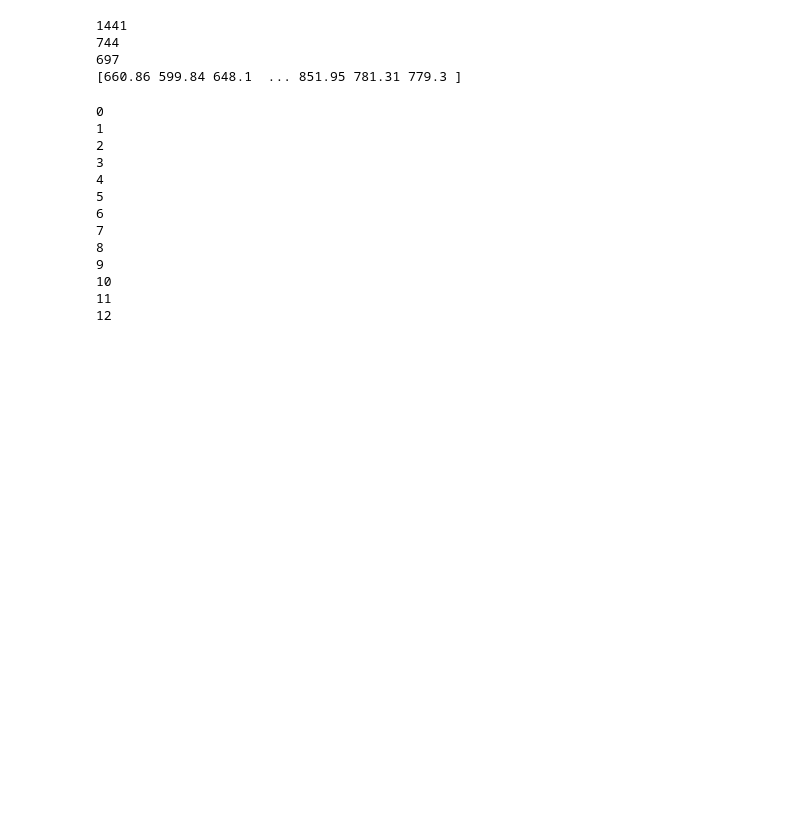
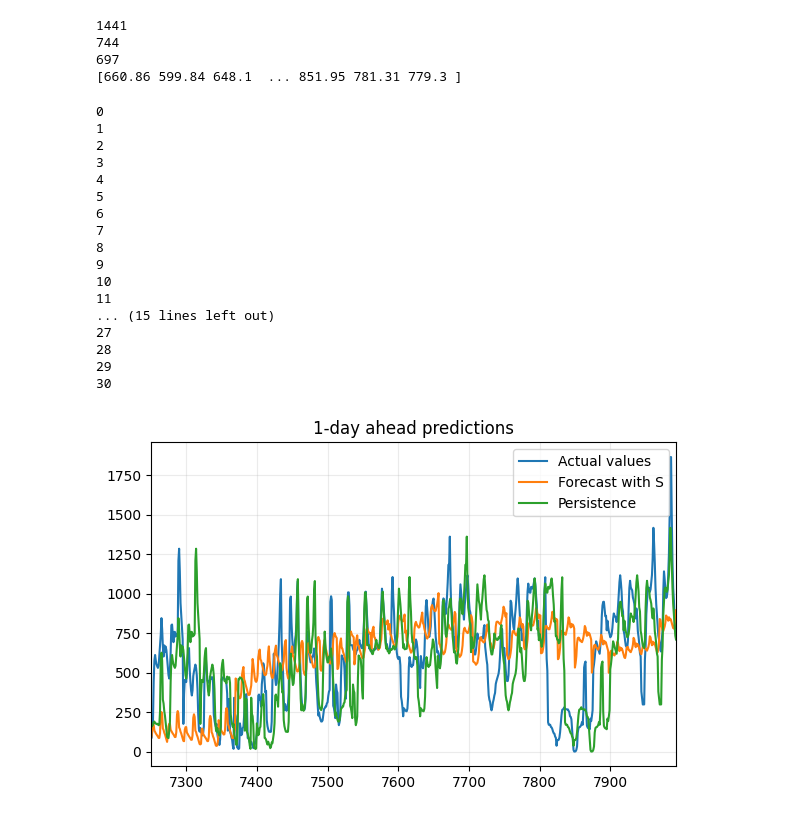
Before and after one commit to s175644/Energy-Analytics---assignment-2, a Jupyter notebook: 1.1.ipynb, the cells around one changed output. Drawn from its saved outputs; the diff is of its cells as text; code cells hidden in the pictures; blank space fills up the shorter version.

```diff
--- a/1.1.ipynb
+++ b/1.1.ipynb
@@ -139,8 +139,8 @@ print(data)
 Forecasts_S = []
 Forecasts_noS = []
 Persistence = []
-
-for i in range(len(test)):
+N = int(len(test)/24)
+for i in range(N):
 
     # Generate forecast for the next time step
     frc_S   = m_S.predict(n_periods=24)
@@ -150,28 +150,12 @@ for i in range(len(test)):
     Forecasts_S.extend(frc_S)
     Forecasts_noS.extend(frc_noS)
 
-    Persistence.extend(data[len(train)+i*24-24:len(train)+i*24-24])
+    Persistence.extend(data[len(train)+i*24-24:len(train)+i*24])
 
     # Update the model with new observations
     m_S.update(test[i])
     m_noS.update(test[i])
     print(i)
-
-
-
-
-plt.figure(figsize=(6, 4), dpi=100)
-plt.plot(np.arange(1,n_train+1), train)
-plt.plot(np.arange(n_train+1,n_data+1), test)
-plt.plot(np.arange(n_train+1,n_train+1+len(Forecasts_S)), Forecasts_S)
-plt.plot(np.arange(n_train+1,n_train+1+len(Forecasts_noS)), Forecasts_noS)
-plt.plot(np.arange(n_train+1,n_data+1), Persistence,color = 'red')
-plt.title("1-day ahead predictions")
-plt.legend(["Training set", "Actual values", "Forecast with S", "Forecast without S"])
-plt.xlim(100, n_data)
-plt.grid(alpha=0.25)
-plt.tight_layout()
-plt.show()
 # %% [output]
 0
 1
@@ -185,4 +169,21 @@ plt.show()
 9
 10
 11
-12
+... (15 lines left out)
+27
+28
+29
+30
+# %%
+plt.figure(figsize=(6, 4), dpi=100)
+plt.plot(np.arange(n_train+1,n_data+1), test)
+plt.plot(np.arange(n_train+1,n_train+1+len(Forecasts_S)), Forecasts_S)
+plt.plot(np.arange(n_train+1,n_data+1), Persistence)
+plt.title("1-day ahead predictions")
+plt.legend(["Actual values", "Forecast with S", "Persistence"])
+plt.xlim(n_train+1, n_data)
+plt.grid(alpha=0.25)
+plt.tight_layout()
+plt.show()
+# %% [output]
+[figure, added]
```
Also changed, not shown: parts of 3 cells of this notebook.
